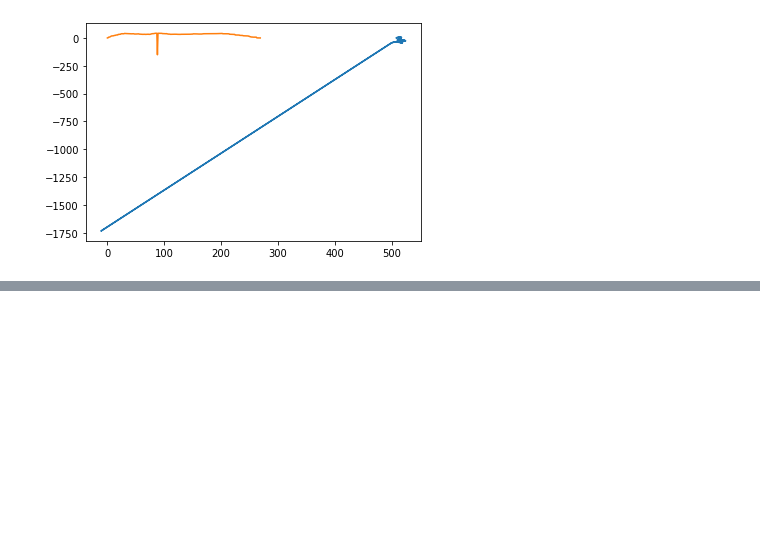
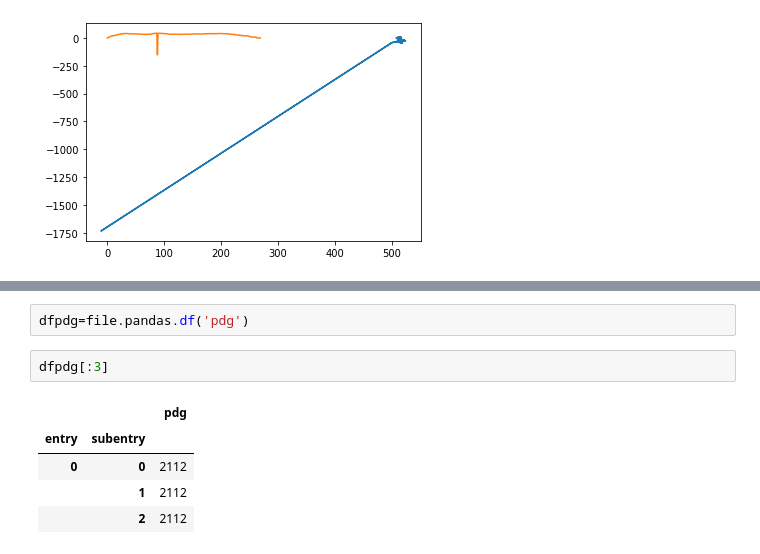
Before and after one commit to bhattathakur/uproot, a Jupyter notebook: uproot.ipynb, the cells around one changed output, grey strips where cells are left out. Cells and saved outputs as stored; diff of their text form; blank space fills up the shorter version.

```diff
--- a/uproot.ipynb
+++ b/uproot.ipynb
@@ -56,0 +84,10 @@ plt.plot(x01,y01,z01)
+# %%
+dfpdg=file.pandas.df('pdg')
+# %%
+dfpdg[:3]
+# %% [output]
+|  |  | pdg |
+| entry | subentry |  |
+| 0 | 0 | 2112 |
+|  | 1 | 2112 |
+|  | 2 | 2112 |
```
Also changed, not shown: parts of 18 cells of this notebook, 4 other files.
